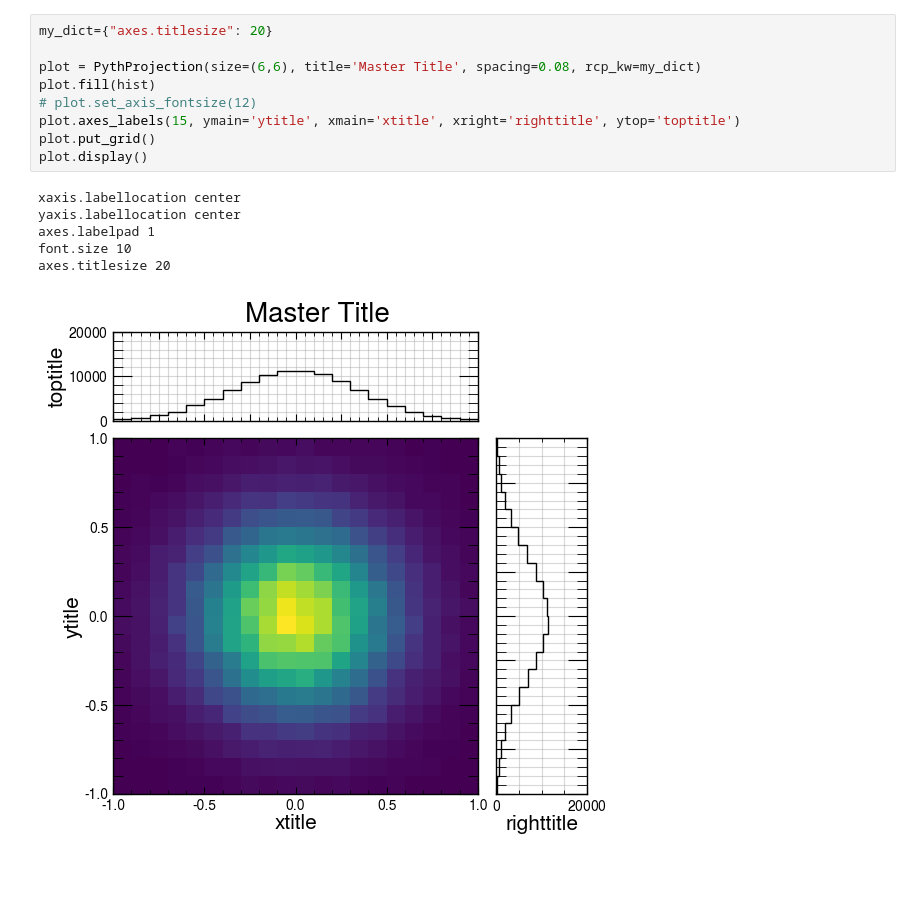
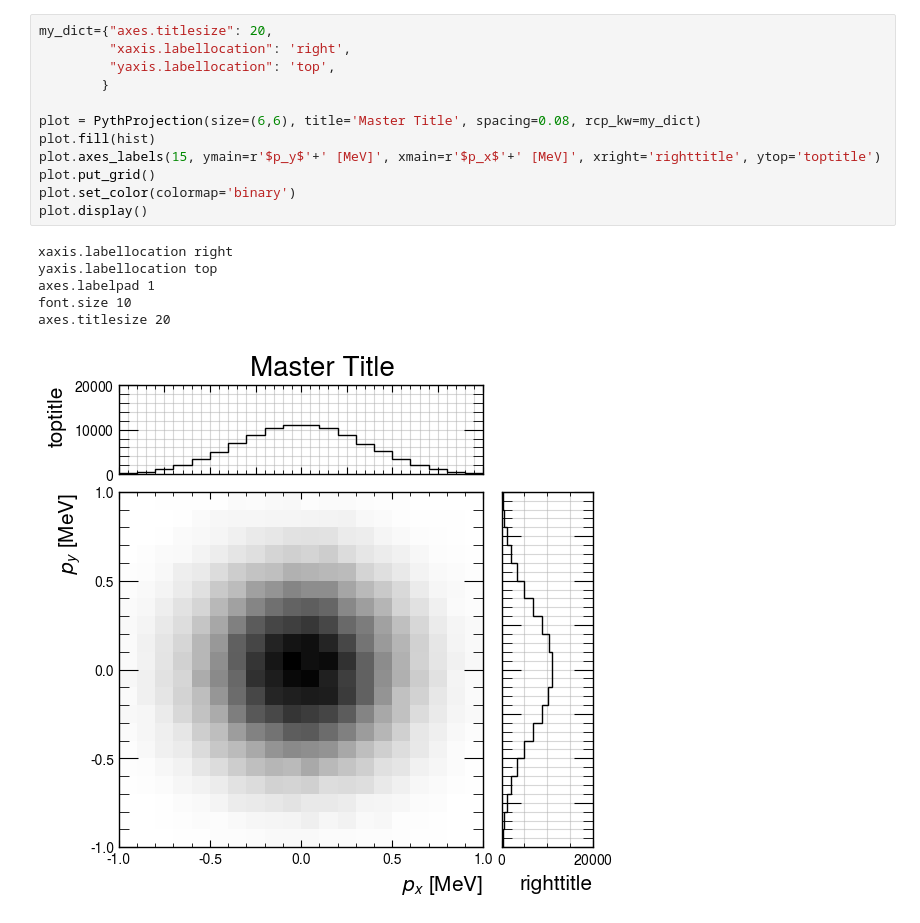
Before and after one commit to MoAly98/Pythium, a Jupyter notebook: plotting_misc/pythprojection_test.ipynb, the cells around one changed output. Drawn from its saved outputs; the diff is of its cells as text; blank space fills up the shorter version.

```diff
--- a/plotting_misc/pythprojection_test.ipynb
+++ b/plotting_misc/pythprojection_test.ipynb
@@ -164,16 +165,19 @@ class PythProjection(EmptyPlot):
 # %%
-my_dict={"axes.titlesize": 20}
+my_dict={"axes.titlesize": 20,
+         "xaxis.labellocation": 'right',
+         "yaxis.labellocation": 'top',
+        }
 
 plot = PythProjection(size=(6,6), title='Master Title', spacing=0.08, rcp_kw=my_dict)
 plot.fill(hist)
-# plot.set_axis_fontsize(12)
-plot.axes_labels(15, ymain='ytitle', xmain='xtitle', xright='righttitle', ytop='toptitle')
+plot.axes_labels(15, ymain=r'$p_y$'+' [MeV]', xmain=r'$p_x$'+' [MeV]', xright='righttitle', ytop='toptitle')
 plot.put_grid()
+plot.set_color(colormap='binary')
 plot.display()
 # %% [output]
-xaxis.labellocation center
-yaxis.labellocation center
+xaxis.labellocation right
+yaxis.labellocation top
 axes.labelpad 1
 font.size 10
 axes.titlesize 20
-[figure, old version]
+[figure, new version]
```
Also changed, not shown: parts of 3 cells of this notebook, 4 other files.
